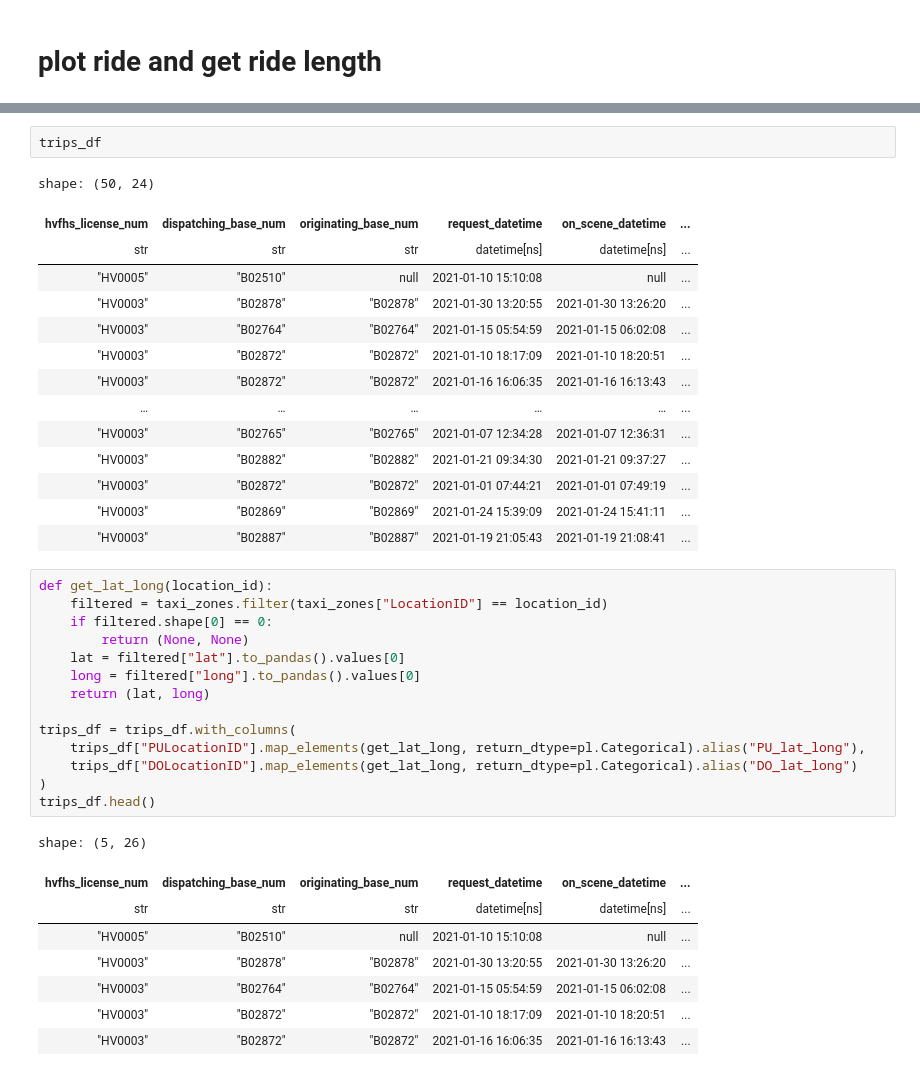
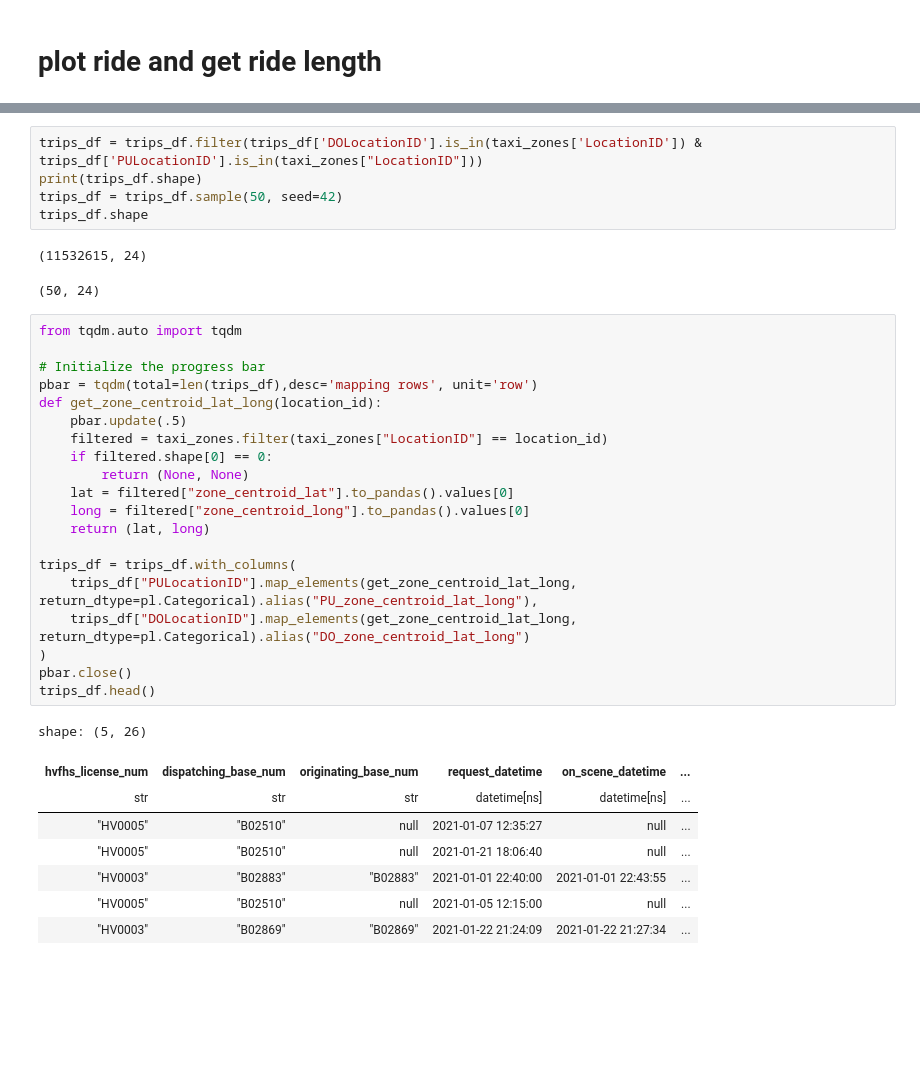
Before and after one commit to Ravikumarchavva/nyc-taxi-eta-expected-time-of-arrival, a Jupyter notebook: notebooks/starter/distance_calaculator_plotter.ipynb, the cells around one changed output, grey strips where cells are left out. Cells and saved outputs as stored; diff of their text form; blank space fills up the shorter version.

```diff
--- a/notebooks/starter/distance_calaculator_plotter.ipynb
+++ b/notebooks/starter/distance_calaculator_plotter.ipynb
@@ -192,43 +66,40 @@ print(unique_columns)
-# %%
-trips_df
-# %% [output]
-shape: (50, 24)
-| hvfhs_license_num | dispatching_base_num | originating_base_num | request_datetime | on_scene_datetime | ... |
-| str | str | str | datetime[ns] | datetime[ns] | ... |
-| "HV0005" | "B02510" | null | 2021-01-10 15:10:08 | null | ... |
-| "HV0003" | "B02878" | "B02878" | 2021-01-30 13:20:55 | 2021-01-30 13:26:20 | ... |
-| "HV0003" | "B02764" | "B02764" | 2021-01-15 05:54:59 | 2021-01-15 06:02:08 | ... |
-| "HV0003" | "B02872" | "B02872" | 2021-01-10 18:17:09 | 2021-01-10 18:20:51 | ... |
-| "HV0003" | "B02872" | "B02872" | 2021-01-16 16:06:35 | 2021-01-16 16:13:43 | ... |
-| … | … | … | … | … | ... |
-| "HV0003" | "B02765" | "B02765" | 2021-01-07 12:34:28 | 2021-01-07 12:36:31 | ... |
-| "HV0003" | "B02882" | "B02882" | 2021-01-21 09:34:30 | 2021-01-21 09:37:27 | ... |
-| "HV0003" | "B02872" | "B02872" | 2021-01-01 07:44:21 | 2021-01-01 07:49:19 | ... |
-| "HV0003" | "B02869" | "B02869" | 2021-01-24 15:39:09 | 2021-01-24 15:41:11 | ... |
-| "HV0003" | "B02887" | "B02887" | 2021-01-19 21:05:43 | 2021-01-19 21:08:41 | ... |
+# %%
+trips_df = trips_df.filter(trips_df['DOLocationID'].is_in(taxi_zones['LocationID']) & trips_df['PULocationID'].is_in(taxi_zones["LocationID"]))
+print(trips_df.shape)
+trips_df = trips_df.sample(50, seed=42)
+trips_df.shape
+# %% [output]
+(11532615, 24)
+(50, 24)
 # %%
-def get_lat_long(location_id):
+from tqdm.auto import tqdm
+
+# Initialize the progress bar
+pbar = tqdm(total=len(trips_df),desc='mapping rows', unit='row')
+def get_zone_centroid_lat_long(location_id):
+    pbar.update(.5)
     filtered = taxi_zones.filter(taxi_zones["LocationID"] == location_id)
     if filtered.shape[0] == 0:
         return (None, None)
-    lat = filtered["lat"].to_pandas().values[0]
-    long = filtered["long"].to_pandas().values[0]
+    lat = filtered["zone_centroid_lat"].to_pandas().values[0]
+    long = filtered["zone_centroid_long"].to_pandas().values[0]
     return (lat, long)
 
 trips_df = trips_df.with_columns(
-    trips_df["PULocationID"].map_elements(get_lat_long, return_dtype=pl.Categorical).alias("PU_lat_long"),
-    trips_df["DOLocationID"].map_elements(get_lat_long, return_dtype=pl.Categorical).alias("DO_lat_long")
+    trips_df["PULocationID"].map_elements(get_zone_centroid_lat_long, return_dtype=pl.Categorical).alias("PU_zone_centroid_lat_long"),
+    trips_df["DOLocationID"].map_elements(get_zone_centroid_lat_long, return_dtype=pl.Categorical).alias("DO_zone_centroid_lat_long")
 )
+pbar.close()
 trips_df.head()
 # %% [output]
 shape: (5, 26)
 | hvfhs_license_num | dispatching_base_num | originating_base_num | request_datetime | on_scene_datetime | ... |
 | str | str | str | datetime[ns] | datetime[ns] | ... |
-| "HV0005" | "B02510" | null | 2021-01-10 15:10:08 | null | ... |
-| "HV0003" | "B02878" | "B02878" | 2021-01-30 13:20:55 | 2021-01-30 13:26:20 | ... |
-| "HV0003" | "B02764" | "B02764" | 2021-01-15 05:54:59 | 2021-01-15 06:02:08 | ... |
-| "HV0003" | "B02872" | "B02872" | 2021-01-10 18:17:09 | 2021-01-10 18:20:51 | ... |
-| "HV0003" | "B02872" | "B02872" | 2021-01-16 16:06:35 | 2021-01-16 16:13:43 | ... |
+| "HV0005" | "B02510" | null | 2021-01-07 12:35:27 | null | ... |
+| "HV0005" | "B02510" | null | 2021-01-21 18:06:40 | null | ... |
+| "HV0003" | "B02883" | "B02883" | 2021-01-01 22:40:00 | 2021-01-01 22:43:55 | ... |
+| "HV0005" | "B02510" | null | 2021-01-05 12:15:00 | null | ... |
+| "HV0003" | "B02869" | "B02869" | 2021-01-22 21:24:09 | 2021-01-22 21:27:34 | ... |
 # %%
 from tqdm.auto import tqdm
 
```
Also changed, not shown: parts of 17 cells of this notebook, 6 other files.
